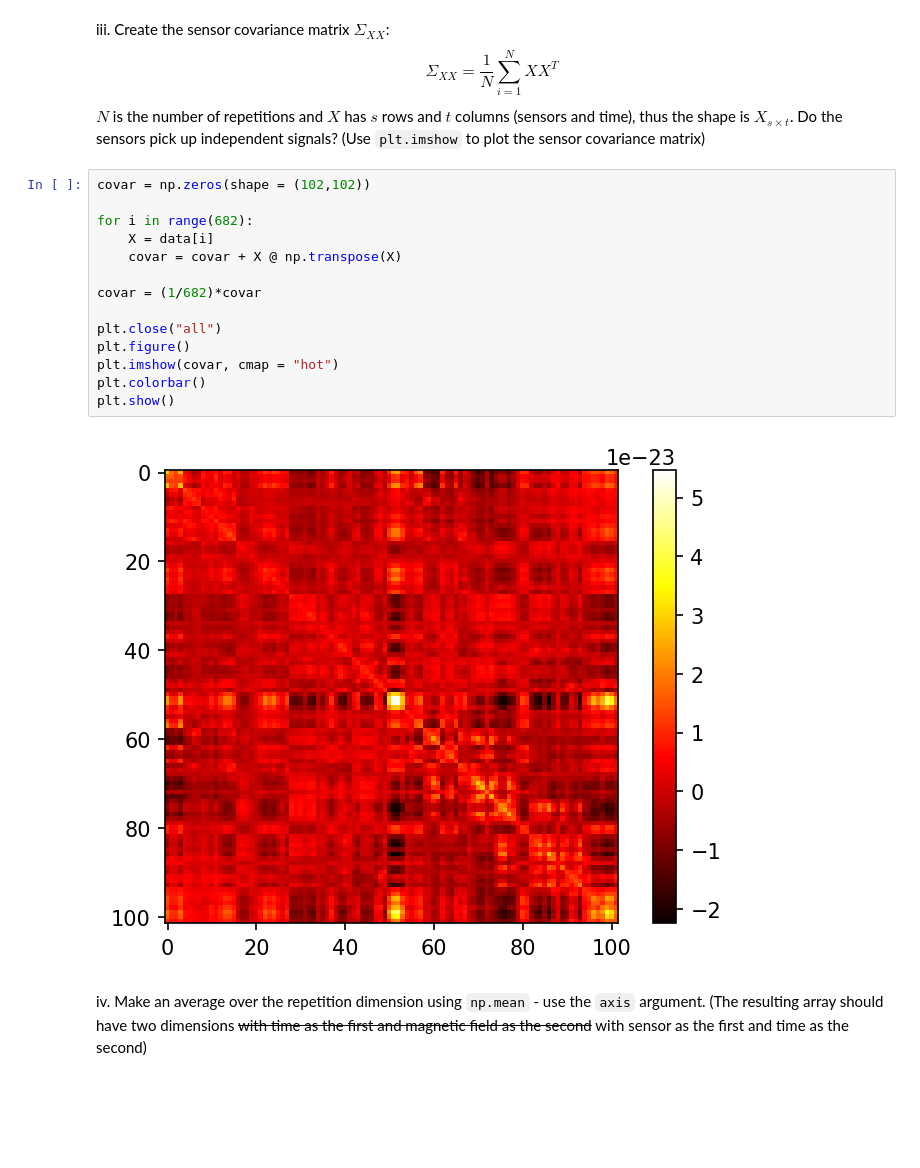
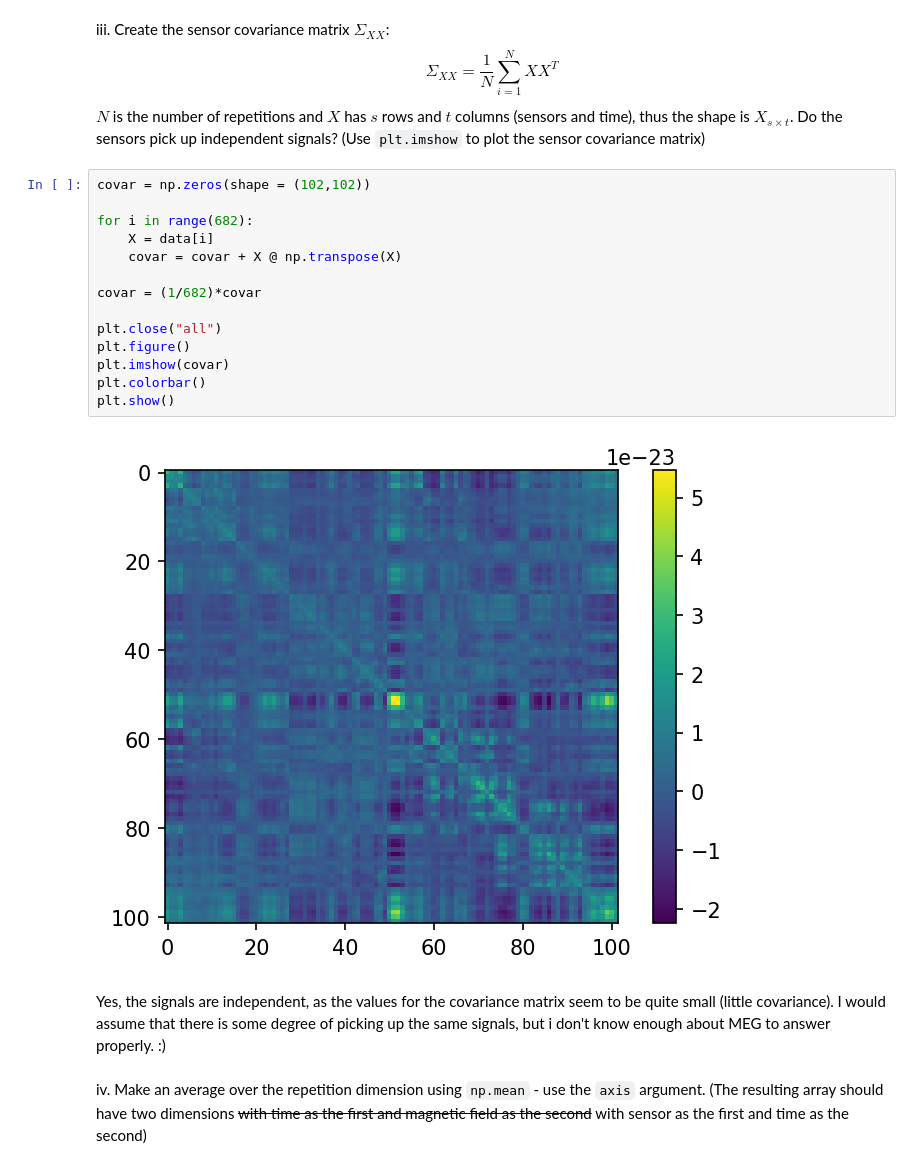
Before and after one commit to alekswael/github_methods_3, a Jupyter notebook: week_08/practical_exercise_8_ALEKSANDER_NOTEBOOK.ipynb, the cells around one changed output. Cells and saved outputs as stored; diff of their text form; blank space fills up the shorter version.

```diff
--- a/week_08/practical_exercise_8_ALEKSANDER_NOTEBOOK.ipynb
+++ b/week_08/practical_exercise_8_ALEKSANDER_NOTEBOOK.ipynb
@@ -31,19 +31,21 @@ iii. Create the sensor covariance matrix $\Sigma_{XX}$: $$\Sigma_{XX} = \frac 1
 # %%
 covar = np.zeros(shape = (102,102))
 
 for i in range(682):
     X = data[i]
     covar = covar + X @ np.transpose(X)
 
 covar = (1/682)*covar
 
 plt.close("all")
 plt.figure()
-plt.imshow(covar, cmap = "hot")
+plt.imshow(covar)
 plt.colorbar()
 plt.show()
 # %% [output]
-[figure, old version]
+[figure, new version]
+# %% [markdown]
+Yes, the signals are independent, as the values for the covariance matrix seem to be quite small (little covariance). I would assume that there is some degree of picking up the same signals, but i don't know enough about MEG to answer properly. :)
 # %% [markdown]
 iv. Make an average over the repetition dimension using `np.mean` - use the `axis` argument. (The resulting array should have two dimensions ~~with time as the first and magnetic field as the second~~ with sensor as the first and time as the second)
 # %%
```
Also changed, not shown: parts of 23 cells of this notebook, 1 other file.
